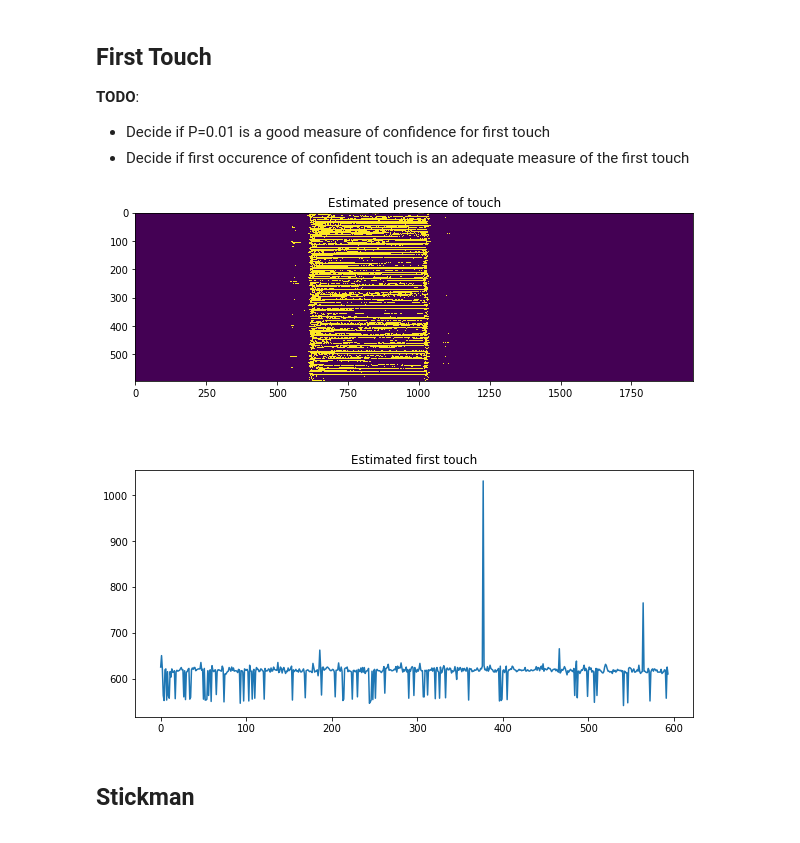
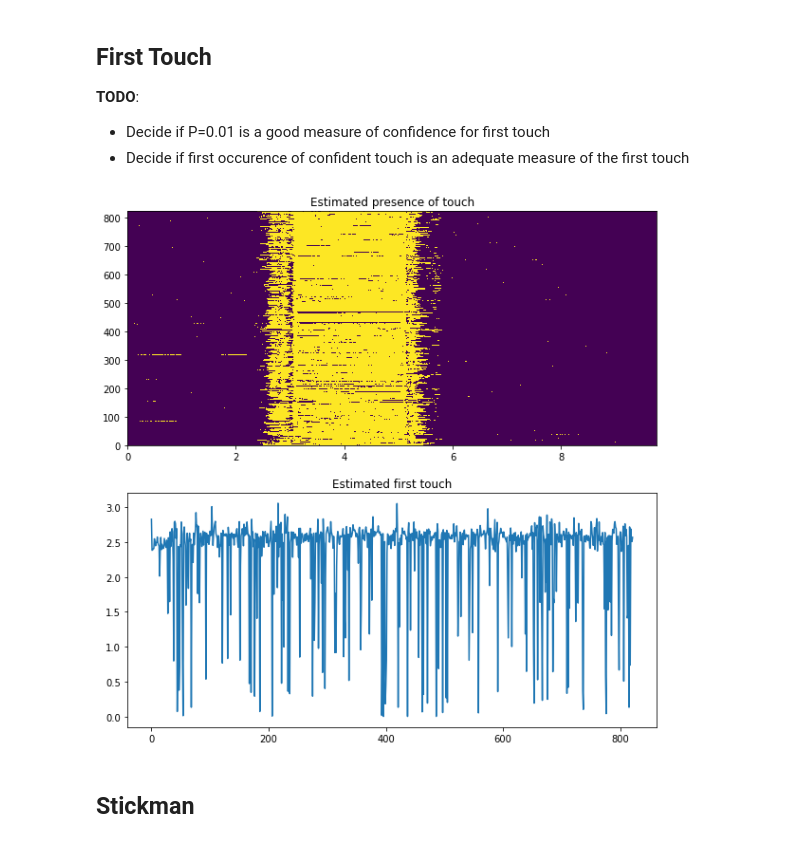
Before and after one commit to Lippolis96/dlc-scripts, a Jupyter notebook: scripts/dlc-postprocess-multitrial.ipynb, the cells around one changed output. Drawn from its saved outputs; the diff is of its cells as text; code cells hidden in the pictures.

```diff
--- a/scripts/dlc-postprocess-multitrial.ipynb
+++ b/scripts/dlc-postprocess-multitrial.ipynb
@@ -81,8 +92,13 @@ with open(param["TMP_FNAME"]) as json_file:
 dlc_h5_file = h5py.File(param["H5_FNAME"], "r")
 NODE_NAMES = np.array(dlc_h5_file['NODE_NAMES'])
 N_TIMES_MAX, N_NODES, N_TRIALS = dlc_h5_file['X'].shape
+FPS = float(np.array(dlc_h5_file['FPS']))
+VID_PATH = np.string_(dlc_h5_file.attrs['VID_PATH']).decode()
+timesArr = np.arange(N_TIMES_MAX) / FPS
 
+print("Original path", VID_PATH)
 display(pd.DataFrame({
+    "Framerate"                    : FPS,
     "Maximal number of time steps" : N_TIMES_MAX,
     "Number of tracked nodes"      : N_NODES,
     "Number of trials"             : N_TRIALS
@@ -157,22 +180,27 @@ plt.show()
 # %%
 P_THR_TOUCH = 0.01
 IDX_TOUCH = np.where(NODE_NAMES=="Touch")[0][0]
 P_ERR_TOUCH = 1 - np.array(dlc_h5_file['P'][:, IDX_TOUCH, :]).T
+P_ERR_TOUCH[np.isnan(P_ERR_TOUCH)] = 1
 HAVE_TOUCH = P_ERR_TOUCH < P_THR_TOUCH
 
-first_touch = []
+first_touch = np.full(N_TRIALS, np.nan)
 for iTrial in range(N_TRIALS):
     candidates = np.where(HAVE_TOUCH[iTrial])[0]
-    first_touch += [np.min(candidates)] if len(candidates) > 0 else [np.nan]
+    if len(candidates) > 0:
+        first_touch[iTrial] = np.min(candidates)
+
+# Convert first touch from bin number to time
+first_touch /= FPS
 
 fig, ax = plt.subplots(nrows=2, figsize=(10, 10))
 ax[0].set_title("Estimated presence of touch")
 ax[1].set_title("Estimated first touch")
-ax[0].imshow(HAVE_TOUCH)
+ax[0].imshow(HAVE_TOUCH, aspect='auto', extent=[0, N_TIMES_MAX / FPS, 0, N_TRIALS])
 ax[1].plot(first_touch)
 plt.show()
 # %% [output]
-[figure, old version]
+[figure, new version]
 # %% [markdown]
 ## Stickman
 # %%
```
Also changed, not shown: parts of 5 cells of this notebook, 4 other files.
